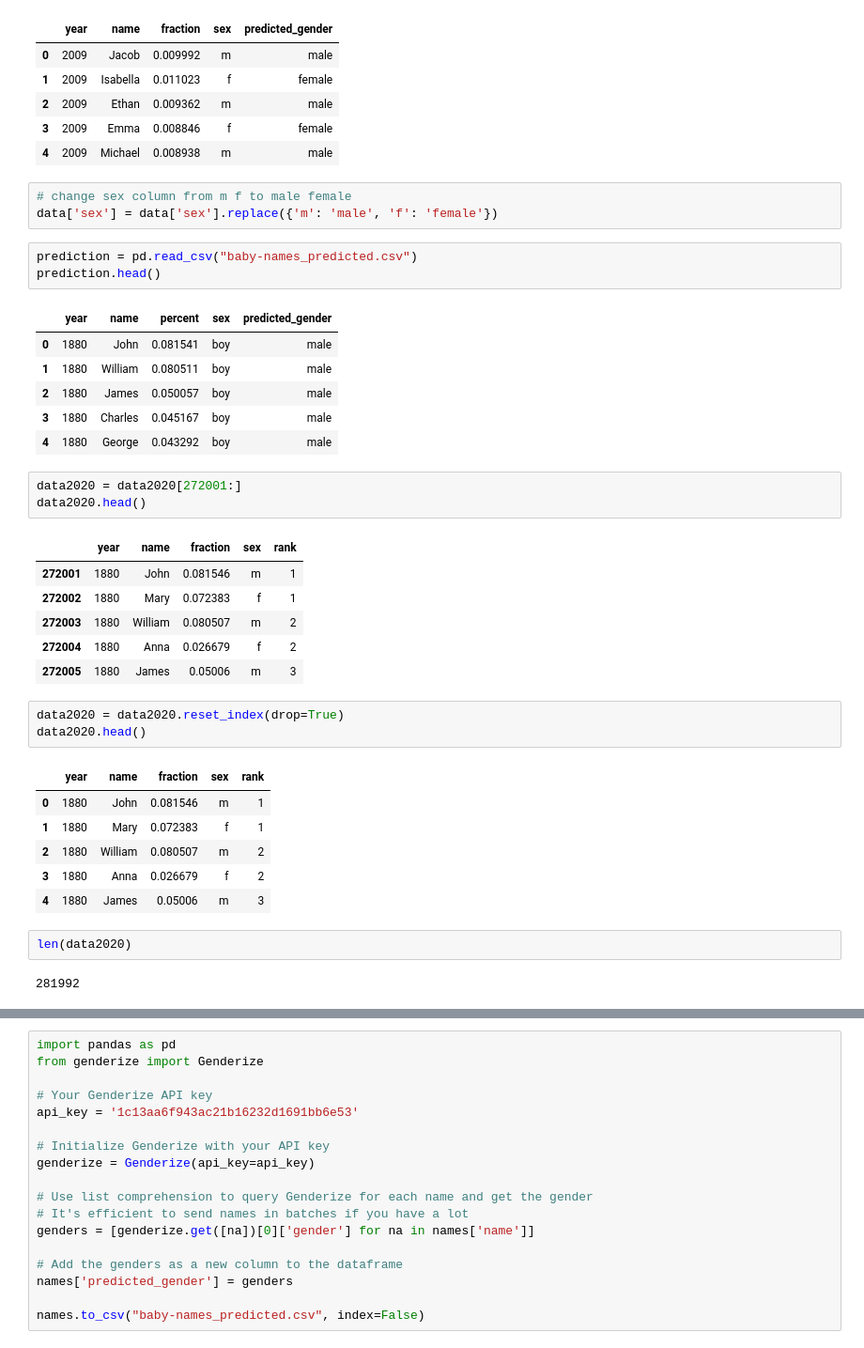
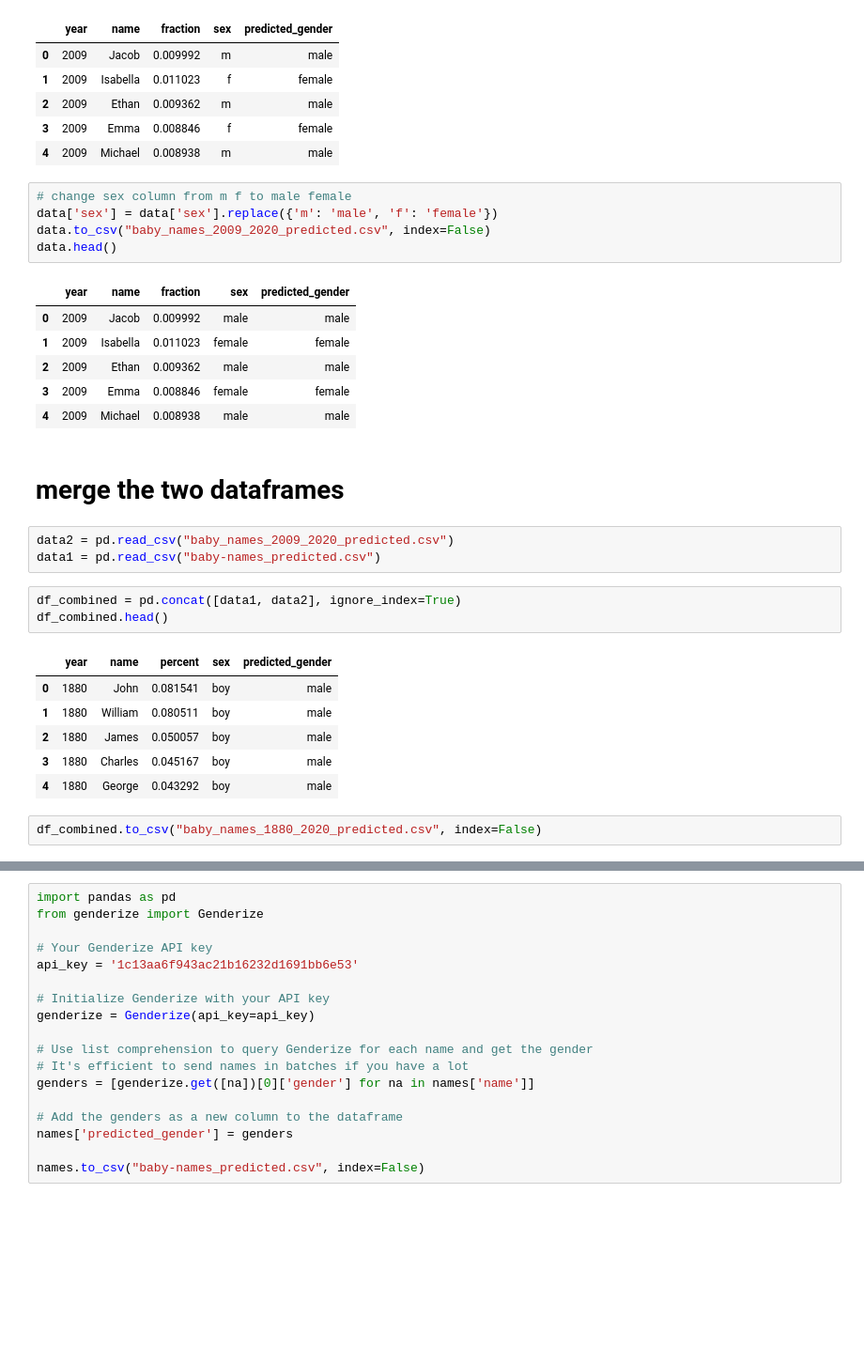
Before and after one commit to JinyangLi01/DFMonitor, a Jupyter notebook: data/name_gender/predict_gender.ipynb, the cells around one changed output, grey strips where cells are left out. Shown at 94% size. Saved outputs shown, nothing was run; the diff lists cells and outputs as text; blank space fills up the shorter version.

Commit message:
baby name dataset

```diff
--- a/data/name_gender/predict_gender.ipynb
+++ b/data/name_gender/predict_gender.ipynb
@@ -85,37 +90,29 @@ data.head()
 # %%
 # change sex column from m f to male female
 data['sex'] = data['sex'].replace({'m': 'male', 'f': 'female'})
+data.to_csv("baby_names_2009_2020_predicted.csv", index=False)
+data.head()
+# %% [output]
+|  | year | name | fraction | sex | predicted_gender |
+| 0 | 2009 | Jacob | 0.009992 | male | male |
+| 1 | 2009 | Isabella | 0.011023 | female | female |
+| 2 | 2009 | Ethan | 0.009362 | male | male |
+| 3 | 2009 | Emma | 0.008846 | female | female |
+| 4 | 2009 | Michael | 0.008938 | male | male |
-# %%
-prediction = pd.read_csv("baby-names_predicted.csv")
-prediction.head()
-# %% [output]
-|  | year | name | percent | sex | predicted_gender |
-| 0 | 1880 | John | 0.081541 | boy | male |
-| 1 | 1880 | William | 0.080511 | boy | male |
-| 2 | 1880 | James | 0.050057 | boy | male |
-| 3 | 1880 | Charles | 0.045167 | boy | male |
-| 4 | 1880 | George | 0.043292 | boy | male |
+# %% [markdown]
+# merge the two dataframes
 # %%
-data2020 = data2020[272001:]
-data2020.head()
+data2 = pd.read_csv("baby_names_2009_2020_predicted.csv")
+data1 = pd.read_csv("baby-names_predicted.csv")
-# %% [output]
-|  | year | name | fraction | sex | rank |
-| 272001 | 1880 | John | 0.081546 | m | 1 |
-| 272002 | 1880 | Mary | 0.072383 | f | 1 |
-| 272003 | 1880 | William | 0.080507 | m | 2 |
-| 272004 | 1880 | Anna | 0.026679 | f | 2 |
-| 272005 | 1880 | James | 0.05006 | m | 3 |
 # %%
-data2020 = data2020.reset_index(drop=True)
-data2020.head()
+df_combined = pd.concat([data1, data2], ignore_index=True)
+df_combined.head()
 # %% [output]
-|  | year | name | fraction | sex | rank |
-| 0 | 1880 | John | 0.081546 | m | 1 |
-| 1 | 1880 | Mary | 0.072383 | f | 1 |
-| 2 | 1880 | William | 0.080507 | m | 2 |
-| 3 | 1880 | Anna | 0.026679 | f | 2 |
-| 4 | 1880 | James | 0.05006 | m | 3 |
+|  | year | name | percent | sex | predicted_gender |
+| 0 | 1880 | John | 0.081541 | boy | male |
+| 1 | 1880 | William | 0.080511 | boy | male |
+| 2 | 1880 | James | 0.050057 | boy | male |
+| 3 | 1880 | Charles | 0.045167 | boy | male |
+| 4 | 1880 | George | 0.043292 | boy | male |
 # %%
-len(data2020)
+df_combined.to_csv("baby_names_1880_2020_predicted.csv", index=False)
-# %% [output]
-281992
```
Also changed, not shown: parts of 15 cells of this notebook, 22 other files.
